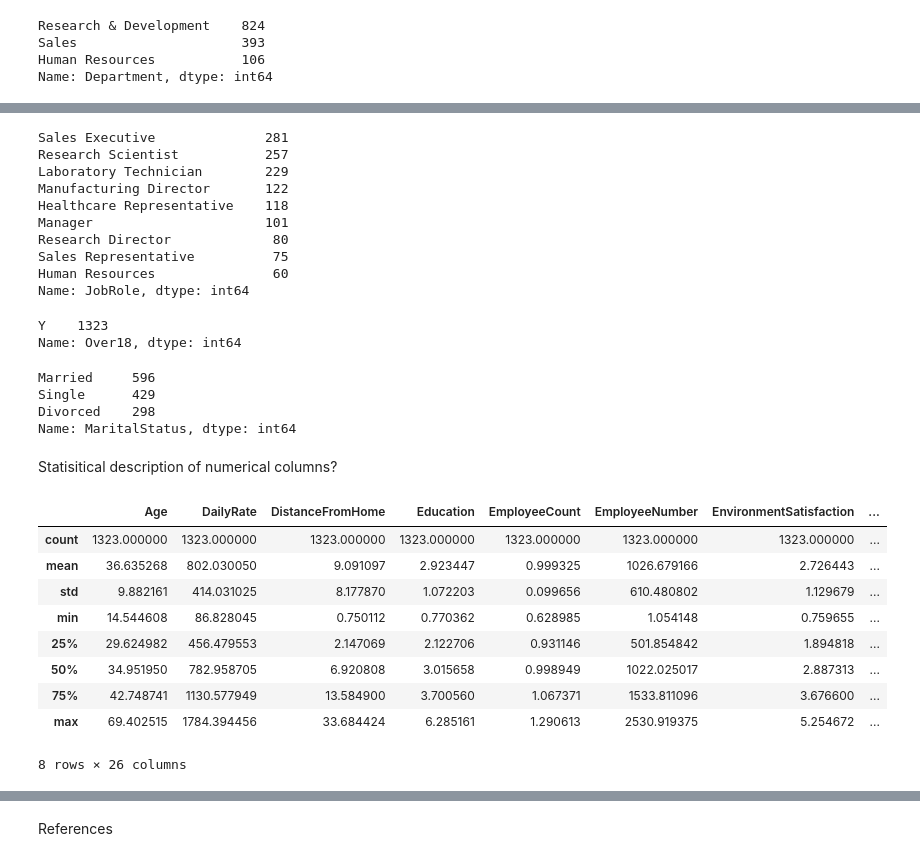
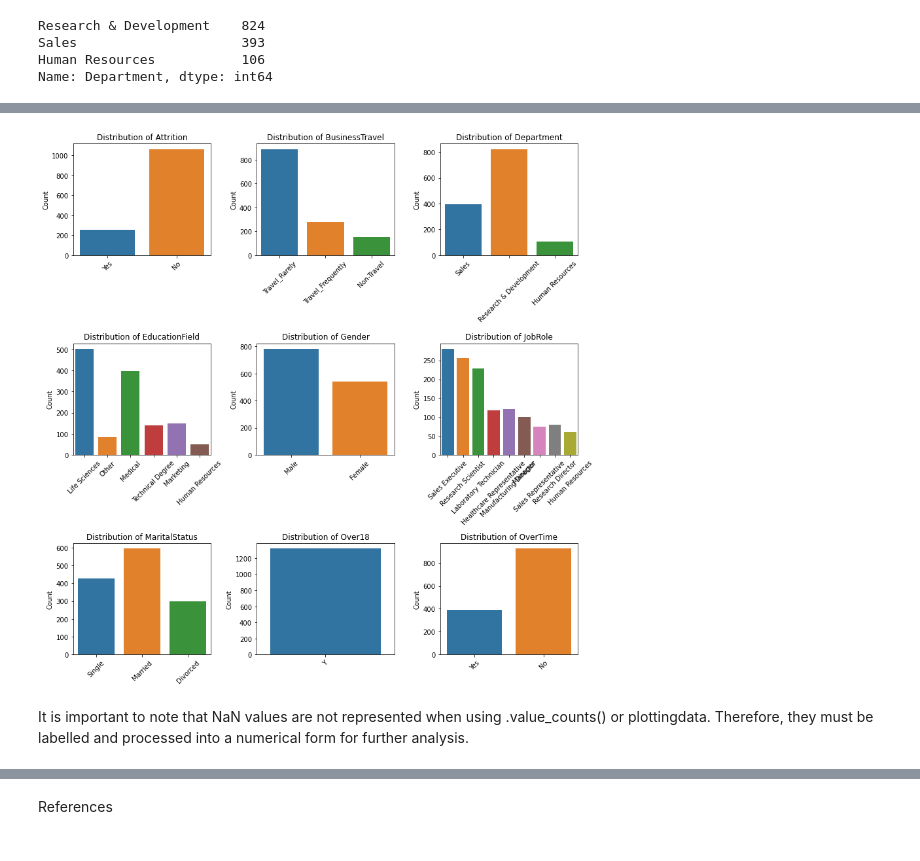
Before and after one commit to EduardoJMatosRomero/MLDPSTCA2, a Jupyter notebook: EduardoJMatosRomero_sba23298_Lvl8_CA2.ipynb, the cells around one changed output, grey strips where cells are left out. Drawn from its saved outputs; the diff is of its cells as text; code cells hidden in the pictures.

```diff
--- a/EduardoJMatosRomero_sba23298_Lvl8_CA2.ipynb
+++ b/EduardoJMatosRomero_sba23298_Lvl8_CA2.ipynb
@@ -174,40 +254,20 @@ Name: Gender, dtype: int64
-# %%
-df['JobRole'].value_counts()
-# %% [output]
-Sales Executive              281
-Research Scientist           257
-Laboratory Technician        229
-Manufacturing Director       122
-Healthcare Representative    118
-Manager                      101
-Research Director             80
-Sales Representative          75
-Human Resources               60
-Name: JobRole, dtype: int64
-# %%
-df['Over18'].value_counts()
-# %% [output]
-Y    1323
-Name: Over18, dtype: int64
-# %%
-df['MaritalStatus'].value_counts()
-# %% [output]
-Married     596
-Single      429
-Divorced    298
-Name: MaritalStatus, dtype: int64
-# %% [markdown]
-Statisitical description of numerical columns?
-# %%
-df.describe()
-# %% [output]
-|  | Age | DailyRate | DistanceFromHome | Education | EmployeeCount | EmployeeNumber | EnvironmentSatisfaction | ... |
-| count | 1323.000000 | 1323.000000 | 1323.000000 | 1323.000000 | 1323.000000 | 1323.000000 | 1323.000000 | ... |
-| mean | 36.635268 | 802.030050 | 9.091097 | 2.923447 | 0.999325 | 1026.679166 | 2.726443 | ... |
-| std | 9.882161 | 414.031025 | 8.177870 | 1.072203 | 0.099656 | 610.480802 | 1.129679 | ... |
-| min | 14.544608 | 86.828045 | 0.750112 | 0.770362 | 0.628985 | 1.054148 | 0.759655 | ... |
-| 25% | 29.624982 | 456.479553 | 2.147069 | 2.122706 | 0.931146 | 501.854842 | 1.894818 | ... |
-| 50% | 34.951950 | 782.958705 | 6.920808 | 3.015658 | 0.998949 | 1022.025017 | 2.887313 | ... |
-| 75% | 42.748741 | 1130.577949 | 13.584900 | 3.700560 | 1.067371 | 1533.811096 | 3.676600 | ... |
-| max | 69.402515 | 1784.394456 | 33.684424 | 6.285161 | 1.290613 | 2530.919375 | 5.254672 | ... |
-8 rows × 26 columns
+# %%
+categorical_columns = df.select_dtypes(include=['object']).columns
+
+# Plotting the distribution of each categorical variable
+fig, axes = plt.subplots(3, 3, figsize=(12, 12))
+axes = axes.flatten()
+
+for i, col in enumerate(categorical_columns):
+    sns.countplot(x=col, data=df, ax=axes[i])
+    axes[i].set_title(f'Distribution of {col}')
+    axes[i].set_xlabel('')
+    axes[i].set_ylabel('Count')
+    axes[i].tick_params(axis='x', rotation=45)
+
+plt.tight_layout()
+plt.show()
+# %% [output]
+[figure, added]
+# %% [markdown]
+It is important to note that NaN values are not represented when using .value_counts() or plottingdata. Therefore, they must be labelled and processed into a numerical form for further analysis.
```
Also changed, not shown: parts of 50 cells of this notebook.
